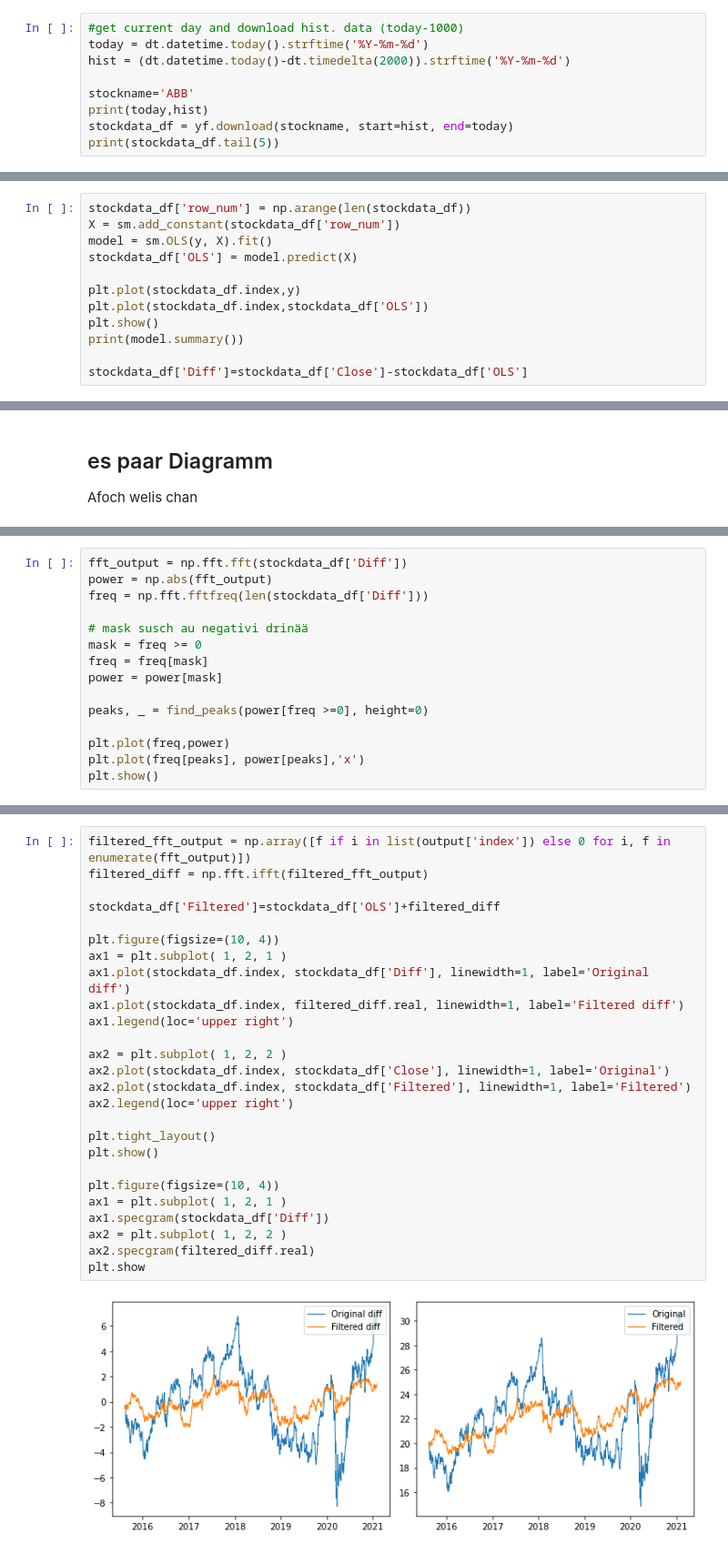
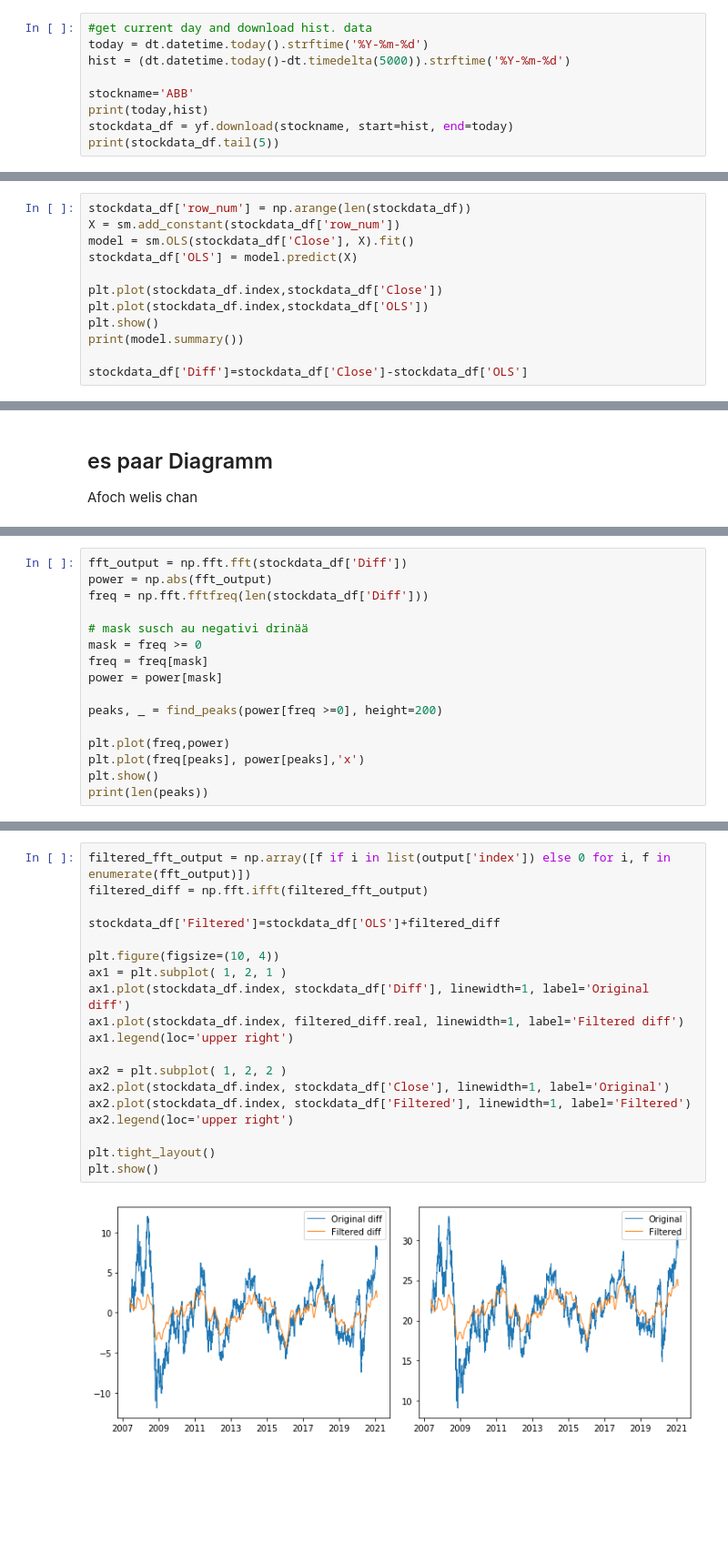
Before and after one commit to simonbuehrer/FFT-test, a Jupyter notebook: 00-fft-stock-market.ipynb, the cells around one changed output, grey strips where cells are left out. Shown at 91% size. Drawn from its saved outputs; the diff is of its cells as text; blank space fills up the shorter version.

```diff
--- a/00-fft-stock-market.ipynb
+++ b/00-fft-stock-market.ipynb
@@ -26,9 +25,9 @@ import matplotlib.pyplot as plt
 # %% [markdown]
 ## get data
 # %%
-#get current day and download hist. data (today-1000)
+#get current day and download hist. data
 today = dt.datetime.today().strftime('%Y-%m-%d')
-hist = (dt.datetime.today()-dt.timedelta(2000)).strftime('%Y-%m-%d')
+hist = (dt.datetime.today()-dt.timedelta(5000)).strftime('%Y-%m-%d')
 
 stockname='ABB'
 print(today,hist)
@@ -50,10 +49,10 @@ und e neui column dezue tue wel datum müesam isch
 # %%
 stockdata_df['row_num'] = np.arange(len(stockdata_df))
 X = sm.add_constant(stockdata_df['row_num'])
-model = sm.OLS(y, X).fit()
+model = sm.OLS(stockdata_df['Close'], X).fit()
 stockdata_df['OLS'] = model.predict(X)
 
-plt.plot(stockdata_df.index,y)
+plt.plot(stockdata_df.index,stockdata_df['Close'])
 plt.plot(stockdata_df.index,stockdata_df['OLS'])
 plt.show()
 print(model.summary())
@@ -108,9 +107,10 @@ mask = freq >= 0
 freq = freq[mask]
 power = power[mask]
 
-peaks, _ = find_peaks(power[freq >=0], height=0)
+peaks, _ = find_peaks(power[freq >=0], height=200)
 
 plt.plot(freq,power)
 plt.plot(freq[peaks], power[peaks],'x')
 plt.show()
+print(len(peaks))
 # %% [output]
@@ -141,28 +146,21 @@ output
 # %%
 filtered_fft_output = np.array([f if i in list(output['index']) else 0 for i, f in enumerate(fft_output)])
 filtered_diff = np.fft.ifft(filtered_fft_output)
 
 stockdata_df['Filtered']=stockdata_df['OLS']+filtered_diff
 
 plt.figure(figsize=(10, 4))
 ax1 = plt.subplot( 1, 2, 1 )
 ax1.plot(stockdata_df.index, stockdata_df['Diff'], linewidth=1, label='Original diff')
 ax1.plot(stockdata_df.index, filtered_diff.real, linewidth=1, label='Filtered diff')
 ax1.legend(loc='upper right')
 
 ax2 = plt.subplot( 1, 2, 2 )
 ax2.plot(stockdata_df.index, stockdata_df['Close'], linewidth=1, label='Original')
 ax2.plot(stockdata_df.index, stockdata_df['Filtered'], linewidth=1, label='Filtered')
 ax2.legend(loc='upper right')
 
 plt.tight_layout()
 plt.show()
-
-plt.figure(figsize=(10, 4))
-ax1 = plt.subplot( 1, 2, 1 )
-ax1.specgram(stockdata_df['Diff'])
-ax2 = plt.subplot( 1, 2, 2 )
-ax2.specgram(filtered_diff.real)
-plt.show
 # %% [output]
-[figure, old version]
+[figure, new version]
```
Also changed, not shown: parts of 9 cells of this notebook.
